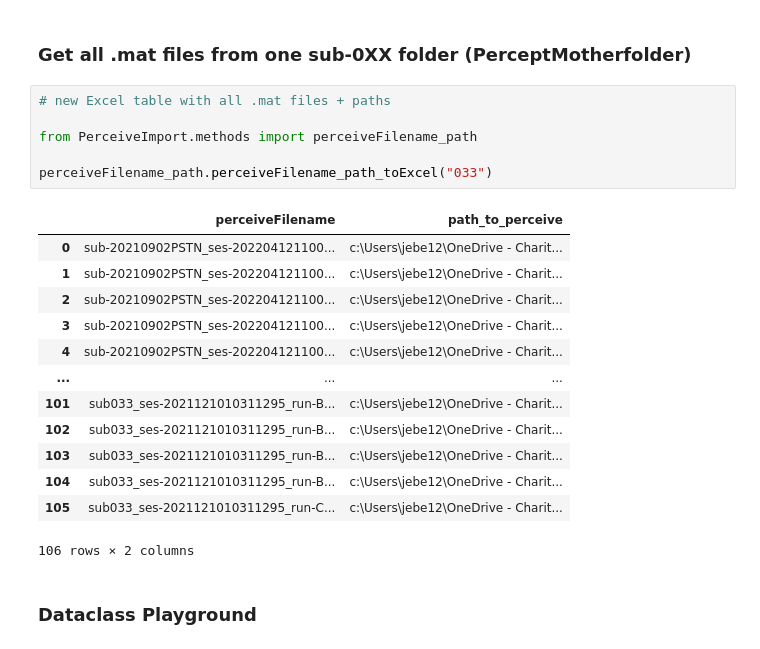
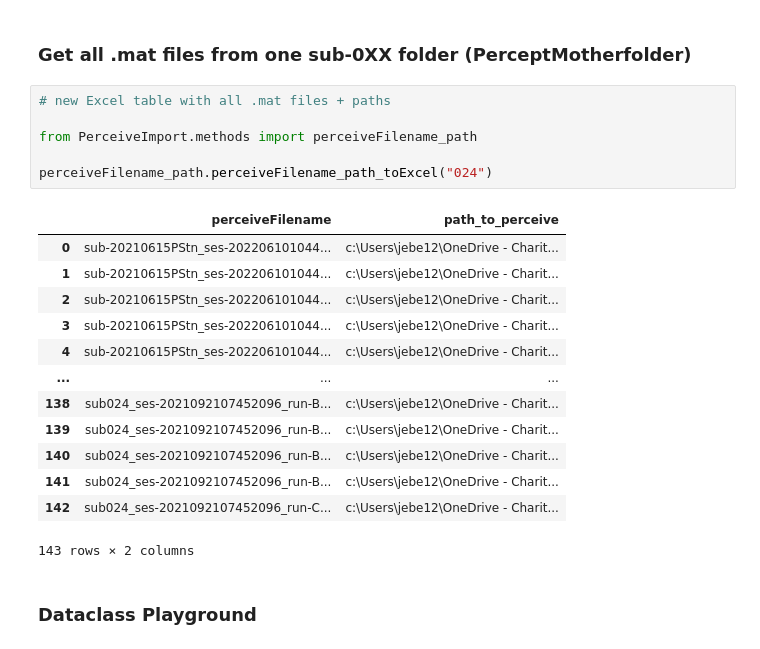
Before and after one commit to jgvhabets/PyPerceive, a Jupyter notebook: code/notebooks/percept_playground.ipynb, the cells around one changed output. Cells and saved outputs as stored; diff of their text form.

```diff
--- a/code/notebooks/percept_playground.ipynb
+++ b/code/notebooks/percept_playground.ipynb
@@ -96,23 +96,23 @@ perceiveData
 # %%
 # new Excel table with all .mat files + paths
 
 from PerceiveImport.methods import perceiveFilename_path
 
-perceiveFilename_path.perceiveFilename_path_toExcel("033")
+perceiveFilename_path.perceiveFilename_path_toExcel("024")
 # %% [output]
 |  | perceiveFilename | path_to_perceive |
-| 0 | sub-20210902PSTN_ses-202204121100... | c:\Users\jebe12\OneDrive - Charit... |
-| 1 | sub-20210902PSTN_ses-202204121100... | c:\Users\jebe12\OneDrive - Charit... |
-| 2 | sub-20210902PSTN_ses-202204121100... | c:\Users\jebe12\OneDrive - Charit... |
-| 3 | sub-20210902PSTN_ses-202204121100... | c:\Users\jebe12\OneDrive - Charit... |
-| 4 | sub-20210902PSTN_ses-202204121100... | c:\Users\jebe12\OneDrive - Charit... |
+| 0 | sub-20210615PStn_ses-202206101044... | c:\Users\jebe12\OneDrive - Charit... |
+| 1 | sub-20210615PStn_ses-202206101044... | c:\Users\jebe12\OneDrive - Charit... |
+| 2 | sub-20210615PStn_ses-202206101044... | c:\Users\jebe12\OneDrive - Charit... |
+| 3 | sub-20210615PStn_ses-202206101044... | c:\Users\jebe12\OneDrive - Charit... |
+| 4 | sub-20210615PStn_ses-202206101044... | c:\Users\jebe12\OneDrive - Charit... |
 | ... | ... | ... |
-| 101 | sub033_ses-2021121010311295_run-B... | c:\Users\jebe12\OneDrive - Charit... |
-| 102 | sub033_ses-2021121010311295_run-B... | c:\Users\jebe12\OneDrive - Charit... |
-| 103 | sub033_ses-2021121010311295_run-B... | c:\Users\jebe12\OneDrive - Charit... |
-| 104 | sub033_ses-2021121010311295_run-B... | c:\Users\jebe12\OneDrive - Charit... |
-| 105 | sub033_ses-2021121010311295_run-C... | c:\Users\jebe12\OneDrive - Charit... |
+| 138 | sub024_ses-2021092107452096_run-B... | c:\Users\jebe12\OneDrive - Charit... |
+| 139 | sub024_ses-2021092107452096_run-B... | c:\Users\jebe12\OneDrive - Charit... |
+| 140 | sub024_ses-2021092107452096_run-B... | c:\Users\jebe12\OneDrive - Charit... |
+| 141 | sub024_ses-2021092107452096_run-B... | c:\Users\jebe12\OneDrive - Charit... |
+| 142 | sub024_ses-2021092107452096_run-C... | c:\Users\jebe12\OneDrive - Charit... |
-106 rows × 2 columns
+143 rows × 2 columns
 # %% [markdown]
 ### Dataclass Playground
 # %%
```
Also changed, not shown: 9 other files.
